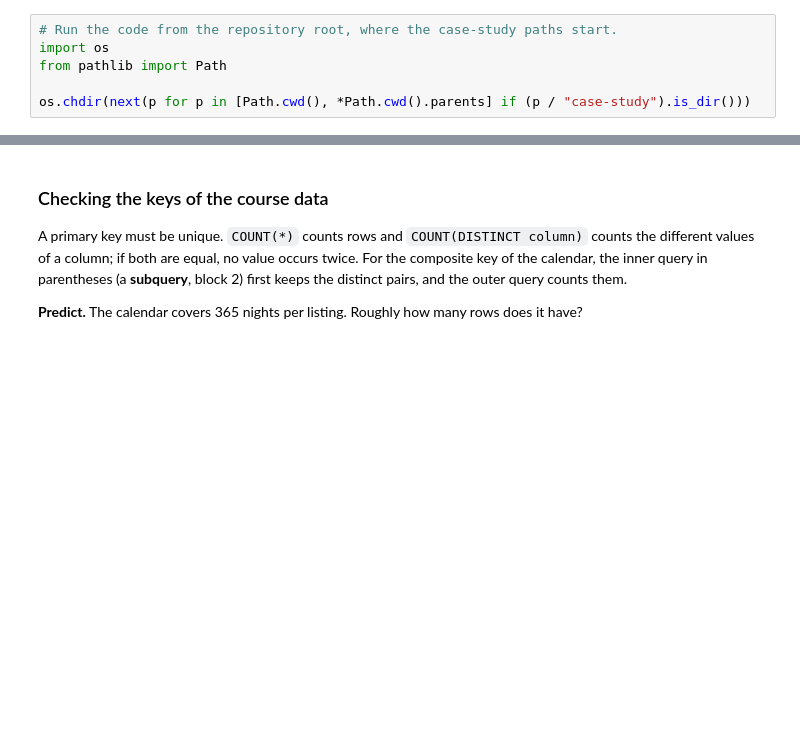
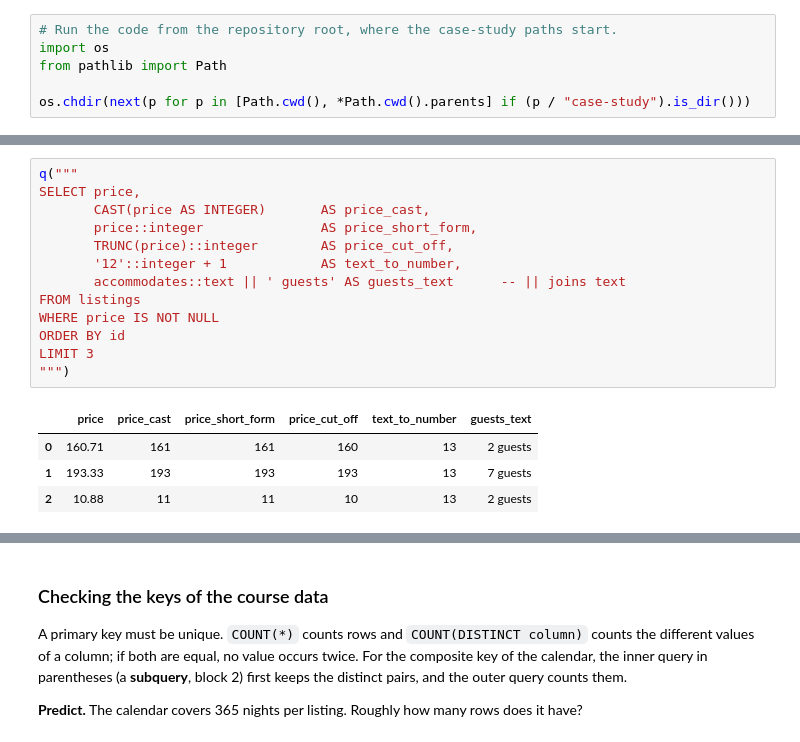
Before and after one commit to khoadaniel/statistical-programming-mpmd-htw-ws-2026, a Jupyter notebook: sessions/03-sql/workbooks/01-lecture-relational-databases-and-first-queries.ipynb, the cells around one changed output, grey strips where cells are left out. Drawn from its saved outputs; the diff is of its cells as text; blank space fills up the shorter version.

```diff
--- a/sessions/03-sql/workbooks/01-lecture-relational-databases-and-first-queries.ipynb
+++ b/sessions/03-sql/workbooks/01-lecture-relational-databases-and-first-queries.ipynb
@@ -306,0 +312,18 @@ Keys make the relationship between tables explicit, and the database uses them t
+# %%
+q("""
+SELECT price,
+       CAST(price AS INTEGER)       AS price_cast,
+       price::integer               AS price_short_form,
+       TRUNC(price)::integer        AS price_cut_off,
+       '12'::integer + 1            AS text_to_number,
+       accommodates::text || ' guests' AS guests_text      -- || joins text
+FROM listings
+WHERE price IS NOT NULL
+ORDER BY id
+LIMIT 3
+""")
+# %% [output]
+|  | price | price_cast | price_short_form | price_cut_off | text_to_number | guests_text |
+| 0 | 160.71 | 161 | 161 | 160 | 13 | 2 guests |
+| 1 | 193.33 | 193 | 193 | 193 | 13 | 7 guests |
+| 2 | 10.88 | 11 | 11 | 10 | 13 | 2 guests |
```
Also changed, not shown: parts of 174 cells of this notebook, 22 other files.
